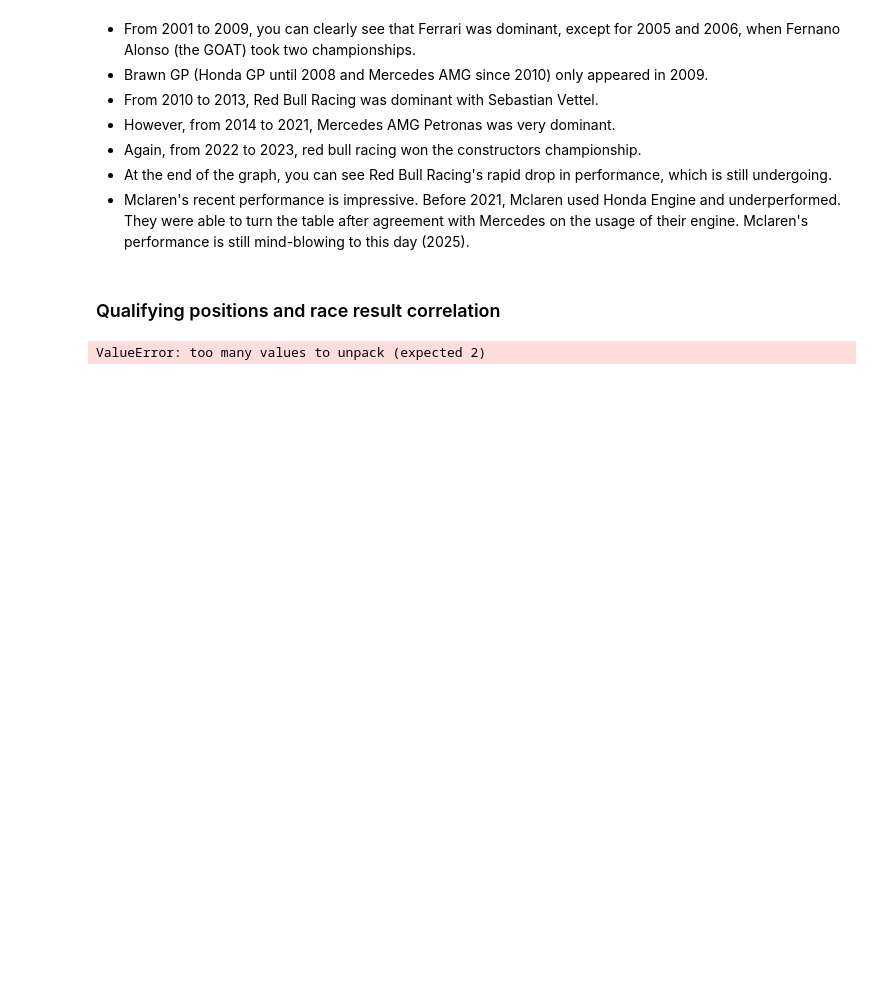
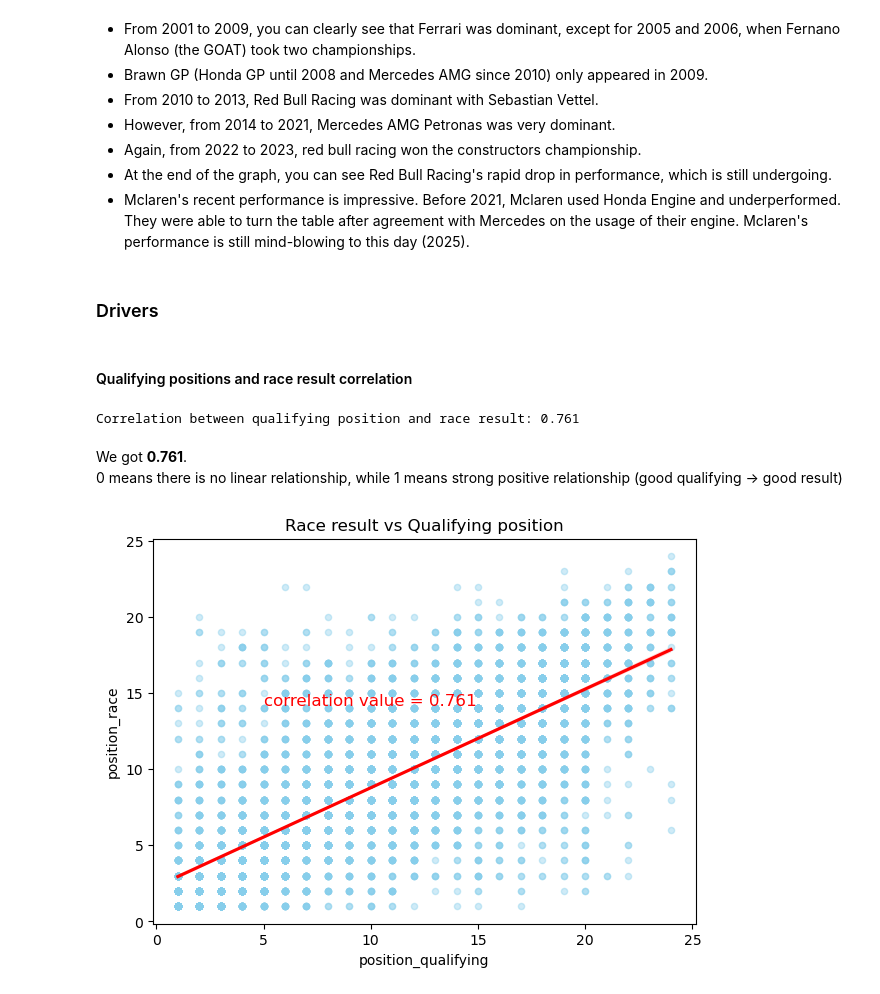
Before and after one commit to otola03/Kaggle_Studies, a Jupyter notebook: f1_analysis/f1_data_stat_project.ipynb, the cells around one changed output. Saved outputs shown, nothing was run; the diff lists cells and outputs as text; code cells hidden in the pictures; blank space fills up the shorter version.

```diff
--- a/f1_analysis/f1_data_stat_project.ipynb
+++ b/f1_analysis/f1_data_stat_project.ipynb
@@ -143,14 +145,44 @@ plt.show()
 - Again, from 2022 to 2023, red bull racing won the constructors championship.
 - At the end of the graph, you can see Red Bull Racing's rapid drop in performance, which is still undergoing.
 - Mclaren's recent performance is impressive. Before 2021, Mclaren used Honda Engine and underperformed. They were able to turn the table after agreement with Mercedes on the usage of their engine. Mclaren's performance is still mind-blowing to this day (2025).
+# %% [markdown]
+### Drivers
 # %% [markdown]
-### Qualifying positions and race result correlation
+#### Qualifying positions and race result correlation
 # %%
-qual_race_merged = qualifying.merge(
+# drop columns that are irrelevant for this analysis: col q1 to q3
+qualifying_mod = qualifying.drop(['q1', 'q2', 'q3'], axis=1)
+# merge results df and qualifying_mod df
+qual_res_merged = qualifying_mod.merge(
     results,
+    how='left',
     on=['raceId', 'driverId', 'constructorId'],
-    suffixes=('_qualifying, _race')
+    suffixes=('_qualifying', '_race')
 )
-qual_race_merged.head(10)
+
+correlation = qual_res_merged['position_qualifying'].corr(qual_res_merged['position_race'])
+print(f'Correlation between qualifying position and race result: {correlation:.3f}')
 # %% [output]
-ValueError: too many values to unpack (expected 2)
+Correlation between qualifying position and race result: 0.761
+# %% [markdown]
+We got **0.761**.
+0 means there is no linear relationship, while 1 means strong positive relationship (good qualifying -> good result)
+# %%
+# We are analyzing relationship between the two variables. Regression plot will do for visualization.
+plt.figure(figsize=(7, 5))
+sns.regplot(
+    data=qual_res_merged,
+    x='position_qualifying',
+    y='position_race',
+    scatter_kws={'alpha': 0.4, 's':20, 'color':'skyblue'},
+    line_kws={'color':'red'}
+)
+plt.text(5, 15,
+         f"correlation value = {correlation:.3f}",
+         fontsize=12,
+         va='top',
+         color='red')
+plt.title('Race result vs Qualifying position')
+plt.show()
+# %% [output]
+[figure, added]
```
Also changed, not shown: parts of 13 cells of this notebook.
